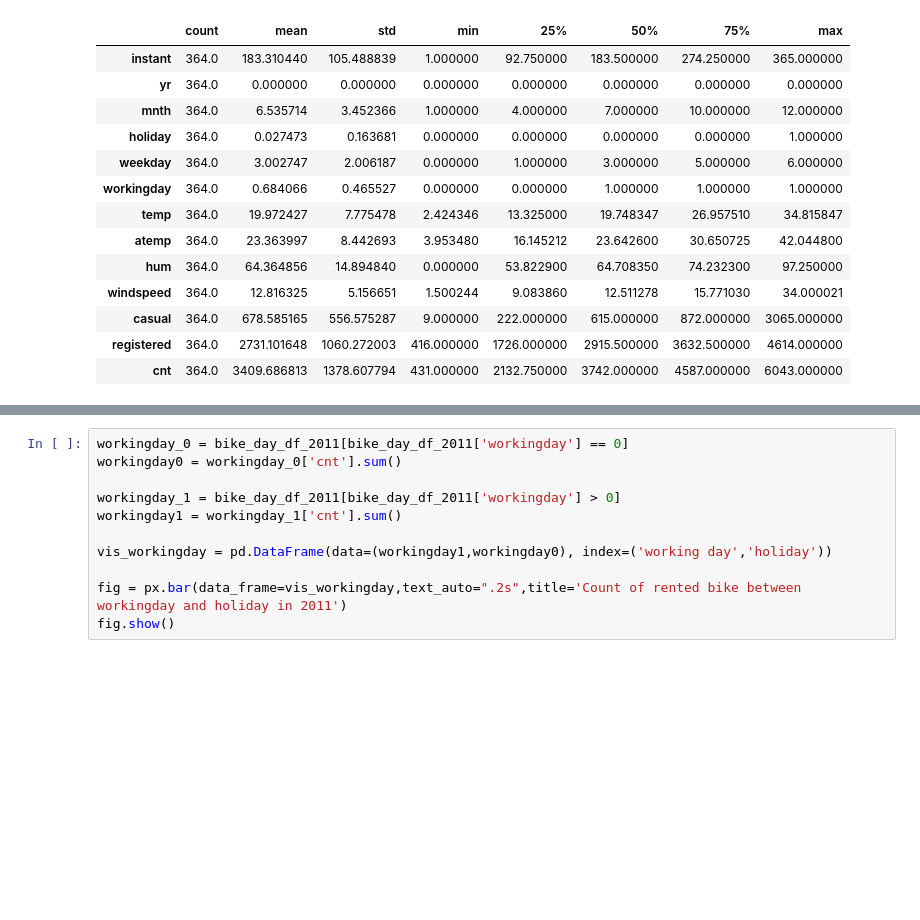
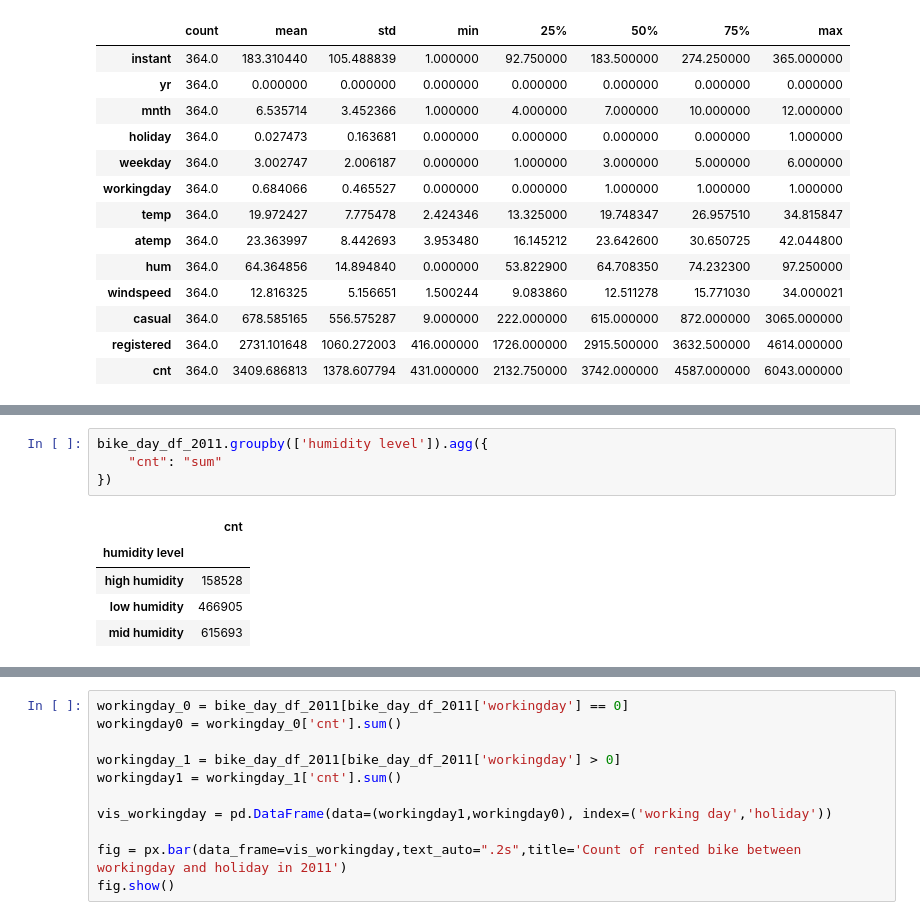
Before and after one commit to BernadusRaka/Bike-Rental-Analysis-2011-2012, a Jupyter notebook: notebooks/bike_rental_analysis.ipynb, the cells around one changed output, grey strips where cells are left out. Cells and saved outputs as stored; diff of their text form; blank space fills up the shorter version.

```diff
--- a/notebooks/bike_rental_analysis.ipynb
+++ b/notebooks/bike_rental_analysis.ipynb
@@ -204,0 +269,10 @@ bike_day_df_2011.describe().transpose()
+# %%
+bike_day_df_2011.groupby(['humidity level']).agg({
+    "cnt": "sum"
+})
+# %% [output]
+|  | cnt |
+| humidity level |  |
+| high humidity | 158528 |
+| low humidity | 466905 |
+| mid humidity | 615693 |
```
Also changed, not shown: parts of 30 cells of this notebook, 1 other file.
